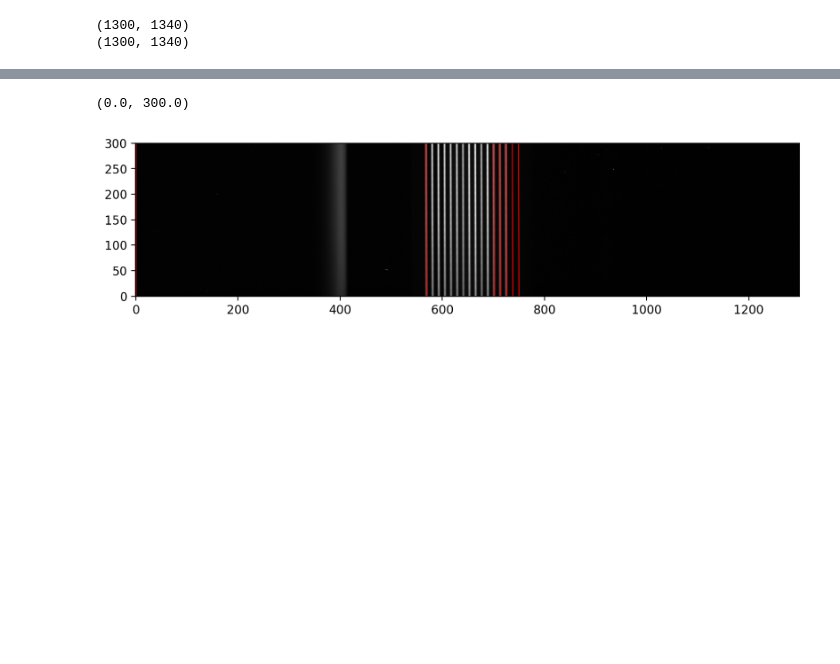
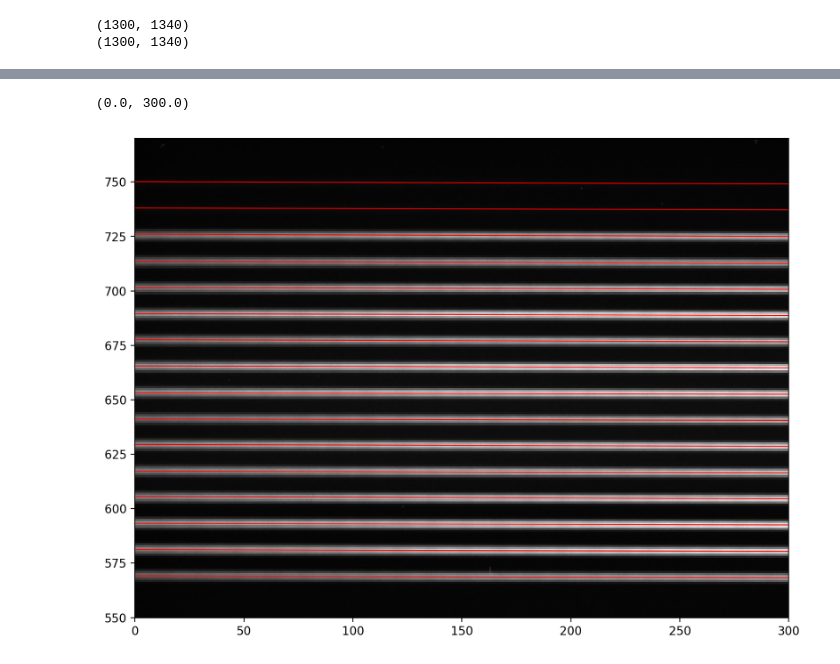
Before and after one commit to hbahk/kspecdr, a Jupyter notebook: notebooks/kspec_commissioning_jan26.ipynb, the cells around one changed output, grey strips where cells are left out. Drawn from its saved outputs; the diff is of its cells as text; code cells hidden in the pictures; blank space fills up the shorter version.

```diff
--- a/notebooks/kspec_commissioning_jan26.ipynb
+++ b/notebooks/kspec_commissioning_jan26.ipynb
@@ -241,13 +241,13 @@ array([[569.16804162, 569.16506736, 569.16209349, ..., 565.54506656,
 # %%
 fig = plt.figure(figsize=(10, 10))
 ax = fig.add_subplot(111)
 ax.imshow(img_data, cmap='gray', origin='lower')
 for tl in tlm_data:
-    ax.plot(tl, np.arange(tl.shape[0]), c="r", lw=0.8)
+    ax.plot(np.arange(tl.shape[0]), tl, c="r", lw=0.8)
 
-# ax.set_xlim(550, 770)
-ax.set_ylim(0, 300)
+ax.set_ylim(550, 770)
+ax.set_xlim(0, 300)
 # ax.set_ylim(1000, 1200)
 # %% [output]
 (0.0, 300.0)
-[figure, old version]
+[figure, new version]
```
Also changed, not shown: parts of 8 cells of this notebook.
